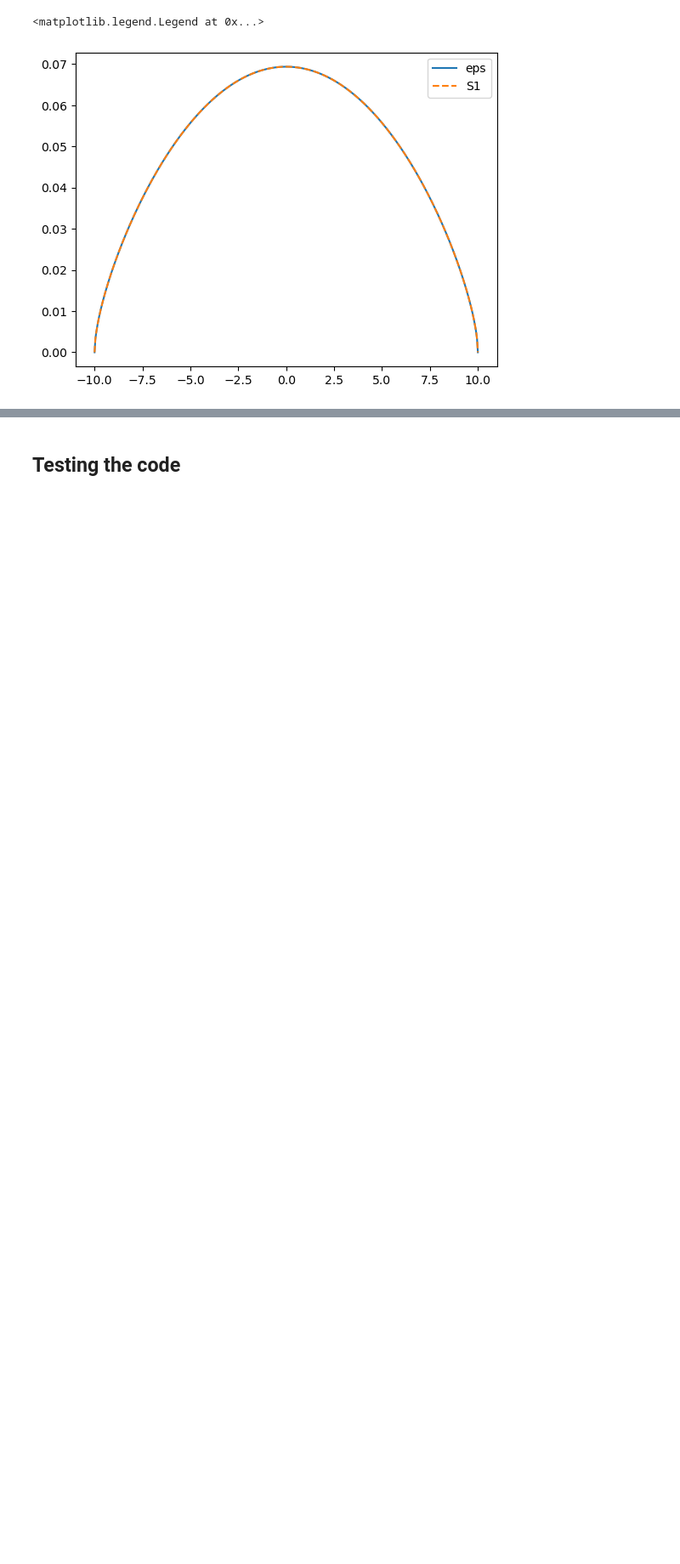
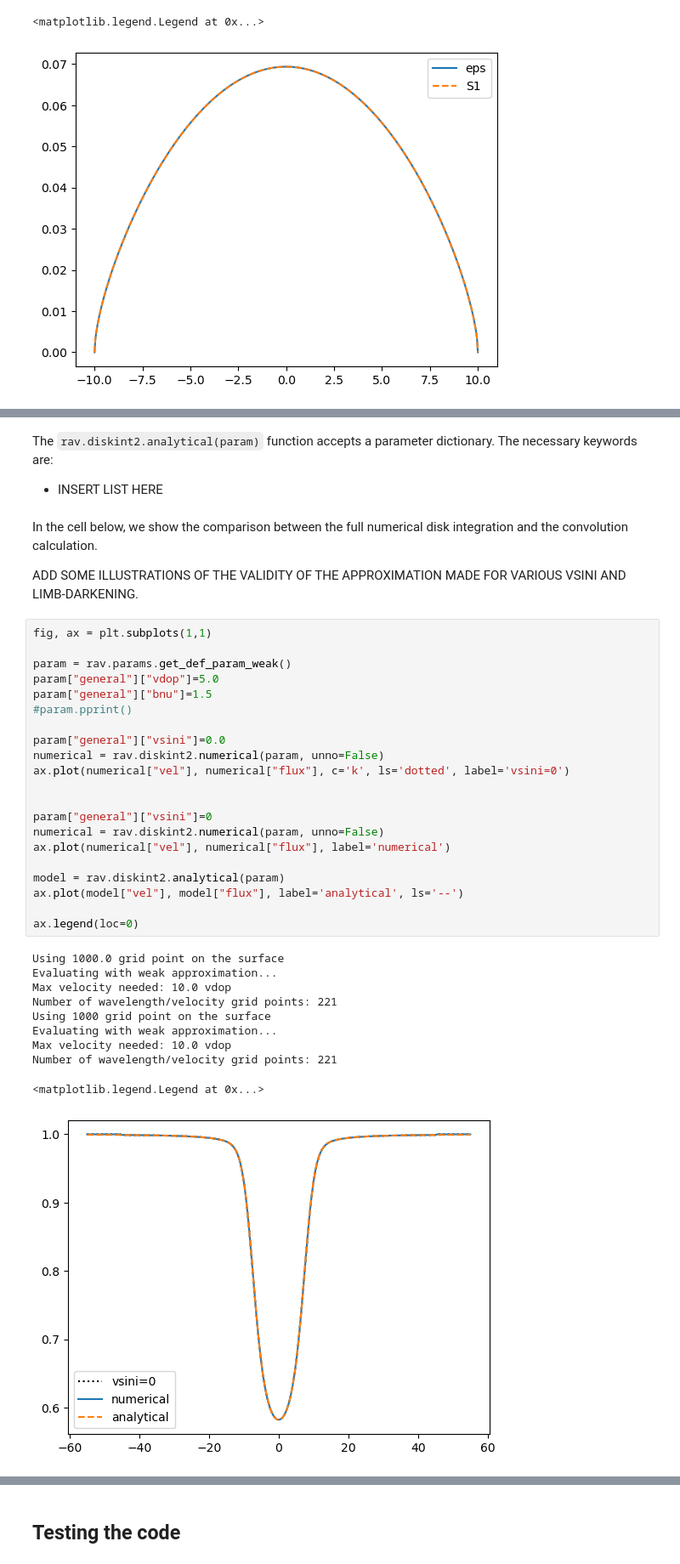
Before and after one commit to veropetit/pyRaven, a Jupyter notebook: diskint2_doc.ipynb, the cells around one changed output, grey strips where cells are left out. Shown at 85% size. Cells and saved outputs as stored; diff of their text form; blank space fills up the shorter version.

Commit message:
Update the rotation convolution

```diff
--- a/diskint2_doc.ipynb
+++ b/diskint2_doc.ipynb
@@ -552,0 +559,39 @@ ax.legend(loc=0)
+# %% [markdown]
+The `rav.diskint2.analytical(param)` function accepts a parameter dictionary. The necessary keywords are:
+* INSERT LIST HERE
+# %% [markdown]
+In the cell below, we show the comparison between the full numerical disk integration and the convolution calculation.
+
+ADD SOME ILLUSTRATIONS OF THE VALIDITY OF THE APPROXIMATION MADE FOR VARIOUS VSINI AND LIMB-DARKENING.
+# %%
+fig, ax = plt.subplots(1,1)
+
+param = rav.params.get_def_param_weak()
+param["general"]["vdop"]=5.0
+param["general"]["bnu"]=1.5
+#param.pprint()
+
+param["general"]["vsini"]=0.0
+numerical = rav.diskint2.numerical(param, unno=False)
+ax.plot(numerical["vel"], numerical["flux"], c='k', ls='dotted', label='vsini=0')
+
+
+param["general"]["vsini"]=0
+numerical = rav.diskint2.numerical(param, unno=False)
+ax.plot(numerical["vel"], numerical["flux"], label='numerical')
+
+model = rav.diskint2.analytical(param)
+ax.plot(model["vel"], model["flux"], label='analytical', ls='--')
+
+ax.legend(loc=0)
+# %% [output]
+Using 1000.0 grid point on the surface
+Evaluating with weak approximation...
+Max velocity needed: 10.0 vdop
+Number of wavelength/velocity grid points: 221
+Using 1000 grid point on the surface
+Evaluating with weak approximation...
+Max velocity needed: 10.0 vdop
+Number of wavelength/velocity grid points: 221
+<matplotlib.legend.Legend at 0x...>
+[figure, added]
```
Also changed, not shown: parts of 8 cells of this notebook, 1 other file.
